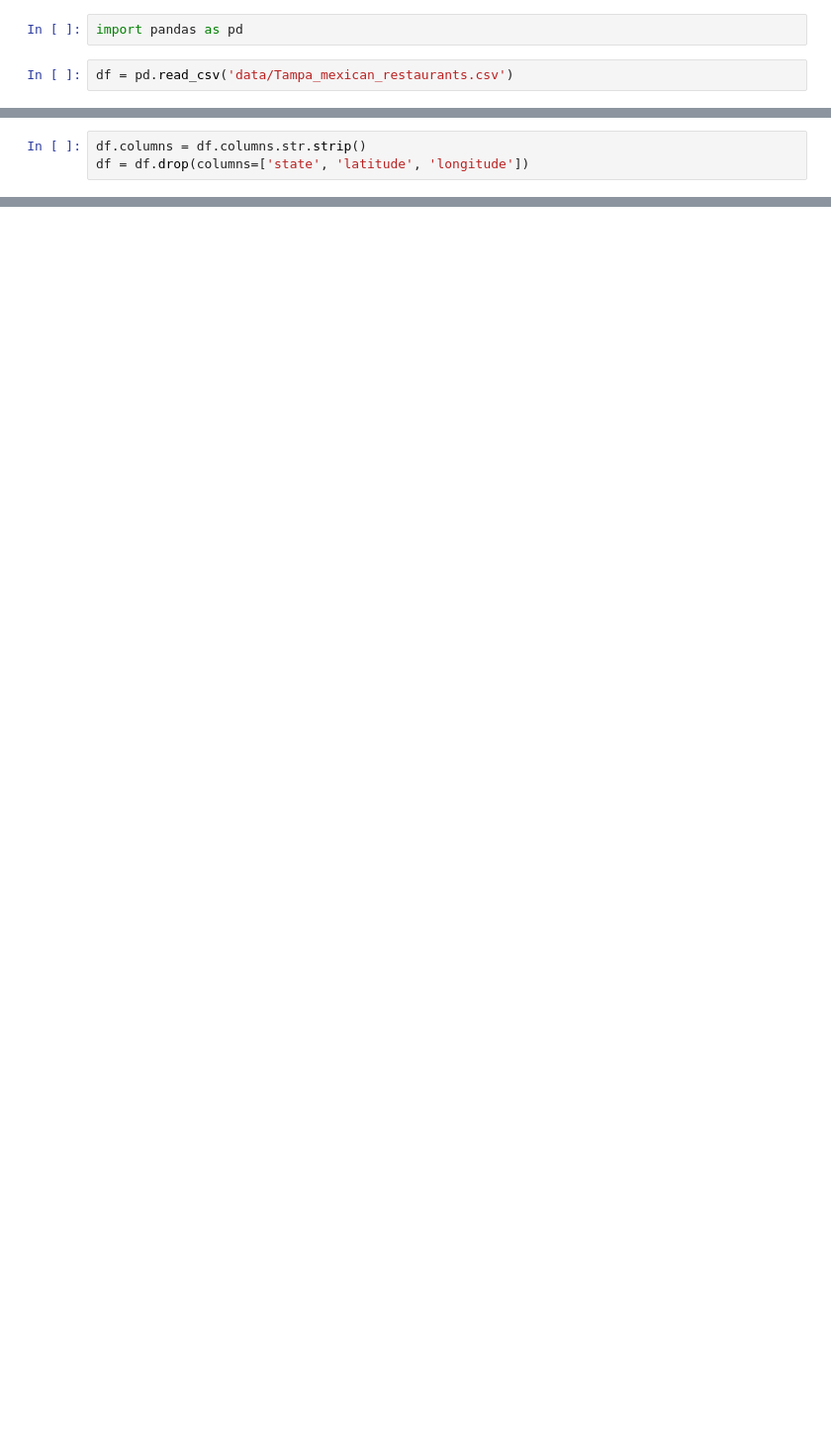
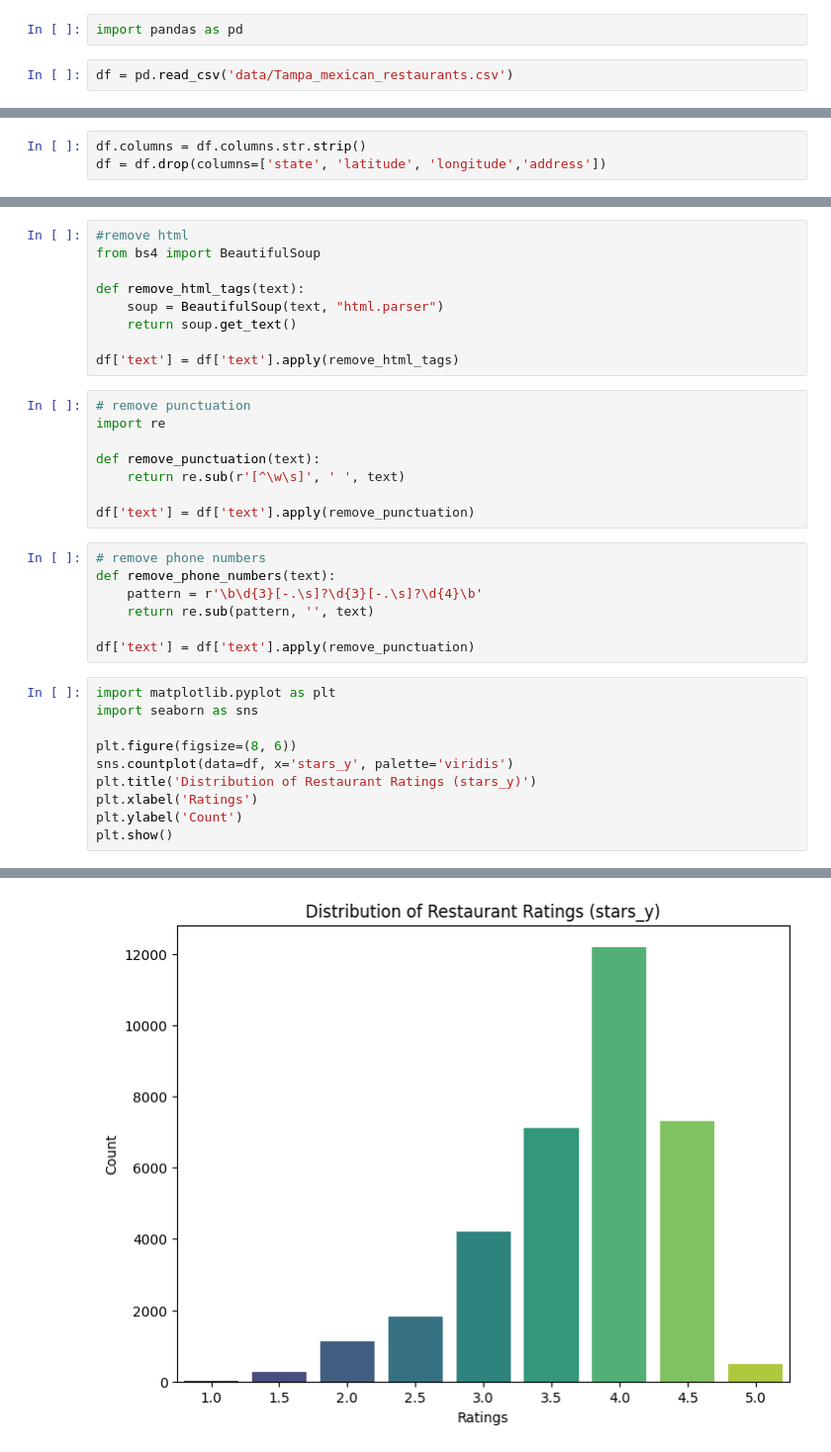
Before and after one commit to bingyanliang/stat628-module3, a Jupyter notebook: pretext.ipynb, the cells around one changed output, grey strips where cells are left out. Shown at 99% size. Saved outputs shown, nothing was run; the diff lists cells and outputs as text; blank space fills up the shorter version.

```diff
--- a/pretext.ipynb
+++ b/pretext.ipynb
@@ -7,5 +25,5 @@ df.info()
 # %%
 df.columns = df.columns.str.strip()
-df = df.drop(columns=['state', 'latitude', 'longitude'])
+df = df.drop(columns=['state', 'latitude', 'longitude','address'])
 # %%
 df.info()
@@ -14,0 +48,35 @@ nlp = spacy.load("en_core_web_sm")
+# %%
+#remove html
+from bs4 import BeautifulSoup
+
+def remove_html_tags(text):
+    soup = BeautifulSoup(text, "html.parser")
+    return soup.get_text()
+
+df['text'] = df['text'].apply(remove_html_tags)
+# %%
+# remove punctuation
+import re
+
+def remove_punctuation(text):
+    return re.sub(r'[^\w\s]', ' ', text)
+
+df['text'] = df['text'].apply(remove_punctuation)
+# %%
+# remove phone numbers
+def remove_phone_numbers(text):
+    pattern = r'\b\d{3}[-.\s]?\d{3}[-.\s]?\d{4}\b'
+    return re.sub(pattern, '', text)
+
+df['text'] = df['text'].apply(remove_punctuation)
+# %%
+import matplotlib.pyplot as plt
+import seaborn as sns
+
+plt.figure(figsize=(8, 6))
+sns.countplot(data=df, x='stars_y', palette='viridis')
+plt.title('Distribution of Restaurant Ratings (stars_y)')
+plt.xlabel('Ratings')
+plt.ylabel('Count')
+plt.show()
+# %% [output]
@@ -14,0 +86 @@ nlp = spacy.load("en_core_web_sm")
+[figure, added]
```
Also changed, not shown: parts of 21 cells of this notebook, 1 other file.
